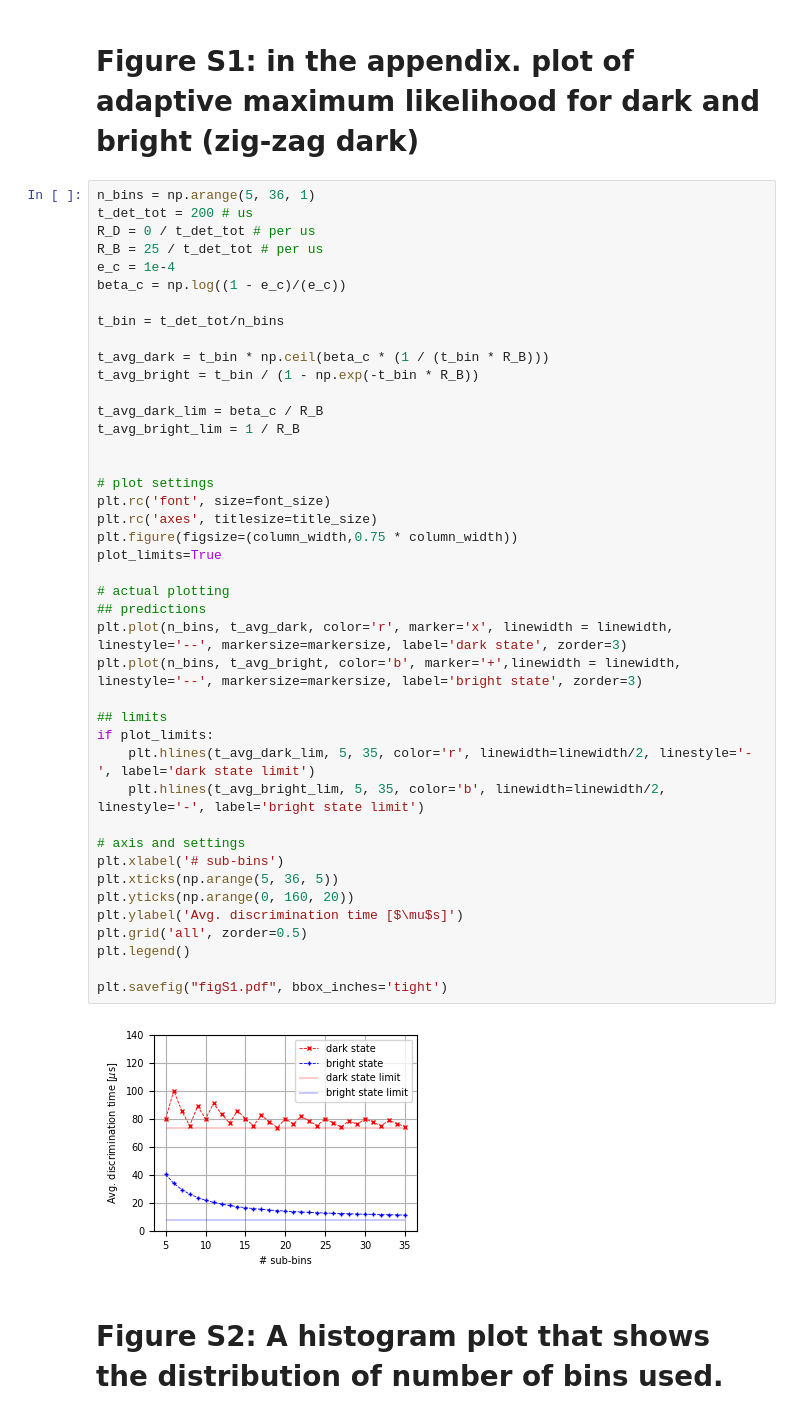
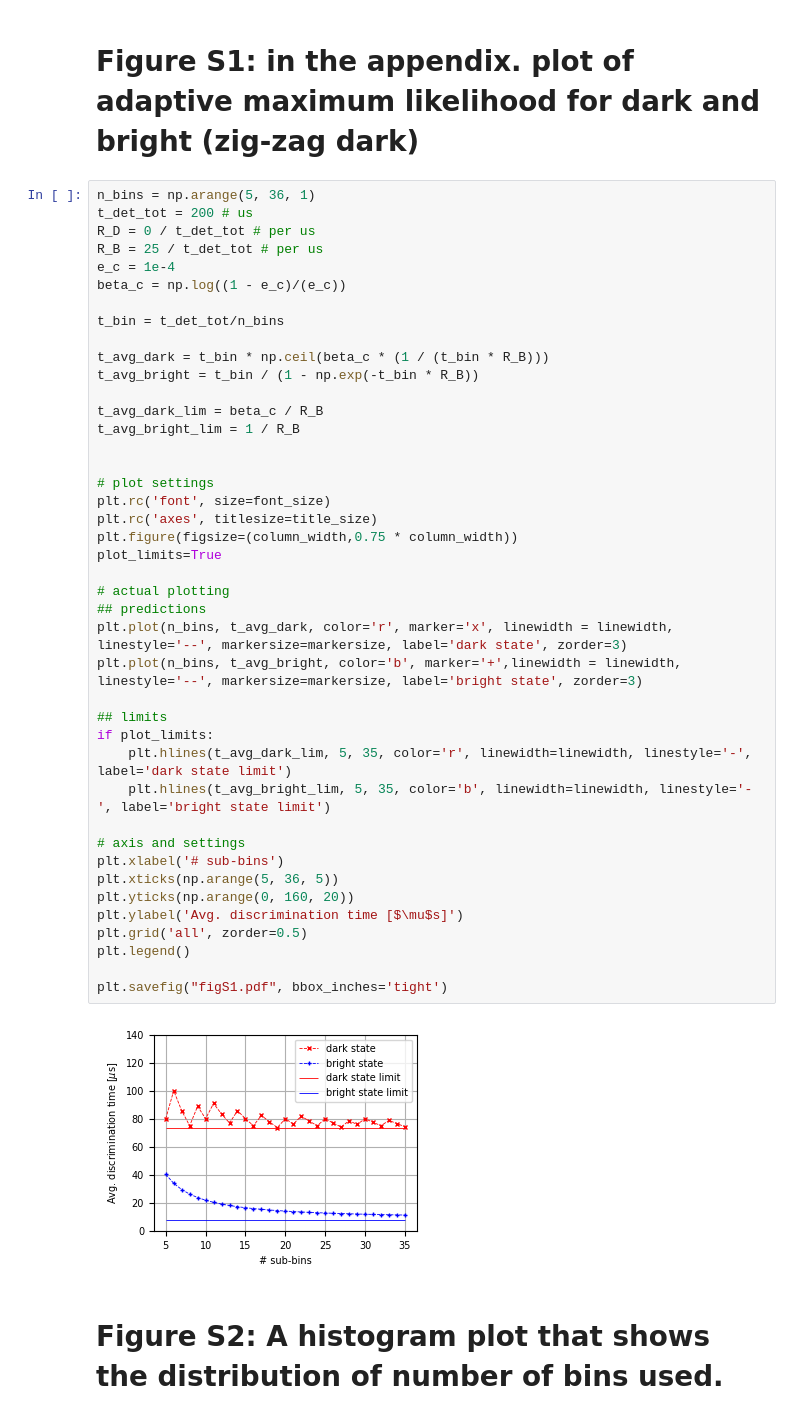
Before and after one commit to marti-m/bayesian_estimation, a Jupyter notebook: BaesianEstPlots.ipynb, the cells around one changed output. Saved outputs shown, nothing was run; the diff lists cells and outputs as text.

```diff
--- a/BaesianEstPlots.ipynb
+++ b/BaesianEstPlots.ipynb
@@ -436,36 +462,36 @@ t_avg_dark = t_bin * np.ceil(beta_c * (1 / (t_bin * R_B)))
 t_avg_bright = t_bin / (1 - np.exp(-t_bin * R_B))
 
 t_avg_dark_lim = beta_c / R_B
 t_avg_bright_lim = 1 / R_B
 
 
 # plot settings
 plt.rc('font', size=font_size)
 plt.rc('axes', titlesize=title_size)
 plt.figure(figsize=(column_width,0.75 * column_width))
 plot_limits=True
 
 # actual plotting
 ## predictions
 plt.plot(n_bins, t_avg_dark, color='r', marker='x', linewidth = linewidth, linestyle='--', markersize=markersize, label='dark state', zorder=3)
 plt.plot(n_bins, t_avg_bright, color='b', marker='+',linewidth = linewidth, linestyle='--', markersize=markersize, label='bright state', zorder=3)
 
 ## limits
 if plot_limits:
-    plt.hlines(t_avg_dark_lim, 5, 35, color='r', linewidth=linewidth/2, linestyle='-', label='dark state limit')
-    plt.hlines(t_avg_bright_lim, 5, 35, color='b', linewidth=linewidth/2, linestyle='-', label='bright state limit')
+    plt.hlines(t_avg_dark_lim, 5, 35, color='r', linewidth=linewidth, linestyle='-', label='dark state limit')
+    plt.hlines(t_avg_bright_lim, 5, 35, color='b', linewidth=linewidth, linestyle='-', label='bright state limit')
 
 # axis and settings
 plt.xlabel('# sub-bins')
 plt.xticks(np.arange(5, 36, 5))
 plt.yticks(np.arange(0, 160, 20))
 plt.ylabel('Avg. discrimination time [$\mu$s]')
 plt.grid('all', zorder=0.5)
 plt.legend()
 
 plt.savefig("figS1.pdf", bbox_inches='tight')
 # %% [output]
-[figure, old version]
+[figure, new version]
 # %% [markdown]
 # Figure S2: A histogram plot that shows the distribution of number of bins used.
 # %%
```
Also changed, not shown: parts of 12 cells of this notebook, 8 other files.
